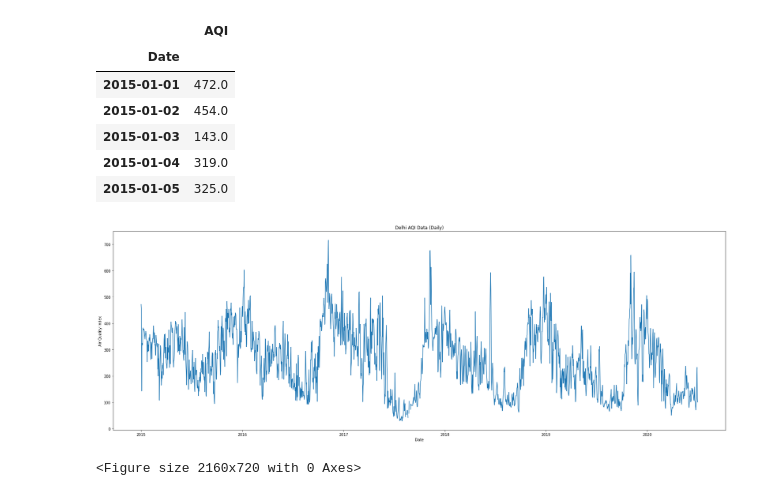
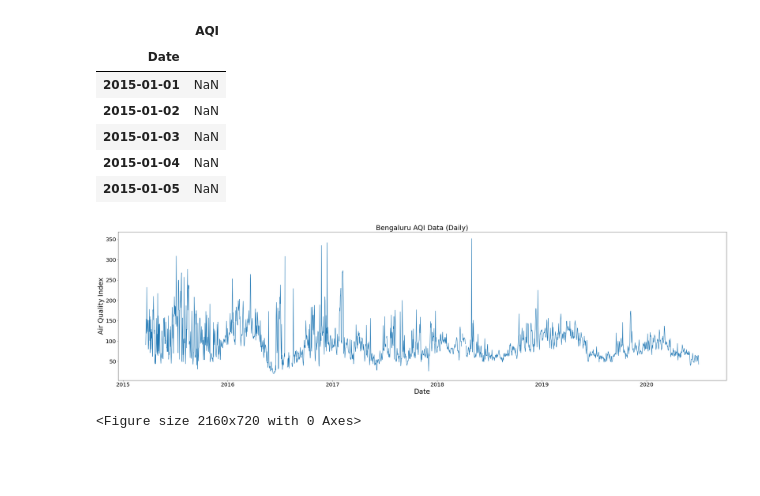
Before and after one commit to harshbansal7/AQI-Analysis-SARIMAX, a Jupyter notebook: AQI_Final_Notebook.ipynb, the cells around one changed output. Saved outputs shown, nothing was run; the diff lists cells and outputs as text; code cells hidden in the pictures; blank space fills up the shorter version.

Commit message:
Updated Graph Fontsize

```diff
--- a/AQI_Final_Notebook.ipynb
+++ b/AQI_Final_Notebook.ipynb
@@ -28,7 +28,7 @@ city_day.head()
 # %%
 # Extracting a specific state's data
 
-state_name = 'Delhi'
+state_name = 'Bengaluru'
 state_data = city_day[city_day['City']==state_name]
 state_data.set_index('Date',inplace=True, drop = False)
 # %%
@@ -43,23 +43,24 @@ final_data.head()
 # %% [output]
 |  | AQI |
 | Date |  |
-| 2015-01-01 | 472.0 |
-| 2015-01-02 | 454.0 |
-| 2015-01-03 | 143.0 |
-| 2015-01-04 | 319.0 |
-| 2015-01-05 | 325.0 |
+| 2015-01-01 | NaN |
+| 2015-01-02 | NaN |
+| 2015-01-03 | NaN |
+| 2015-01-04 | NaN |
+| 2015-01-05 | NaN |
 # %%
 # Plotting all the datapoints using MatPlotLib
-fig = plt.figure(figsize = (30, 10))
+fig = plt.figure(figsize = (40, 10))
 plt.plot(final_data.index,final_data.AQI)
 title = state_name + ' AQI Data (Daily)'
-plt.title(title)
-plt.xlabel("Date")
-plt.ylabel("Air Quality Index")
+plt.title(title, fontsize = 25)
+plt.xlabel("Date", fontsize = 25)
+plt.ylabel("Air Quality Index", fontsize = 25)
+plt.tick_params(labelsize=20)
+plt.savefig("Data.png",dpi=300)
 plt.show()
-# plt.savefig("Data.png",dpi=300)
 # %% [output]
-[figure, old version]
+[figure, new version]
 # %%
 # Plotting Autocorrelation Scatterplots
 from pandas.plotting import lag_plot
```
Also changed, not shown: parts of 12 cells of this notebook.
